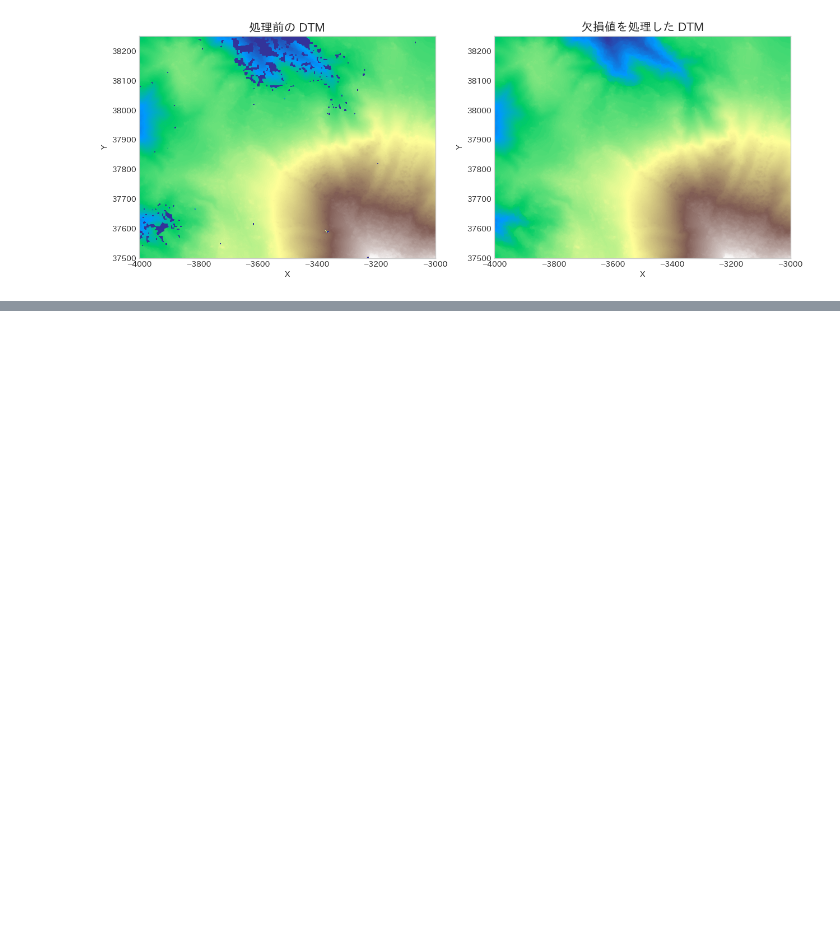
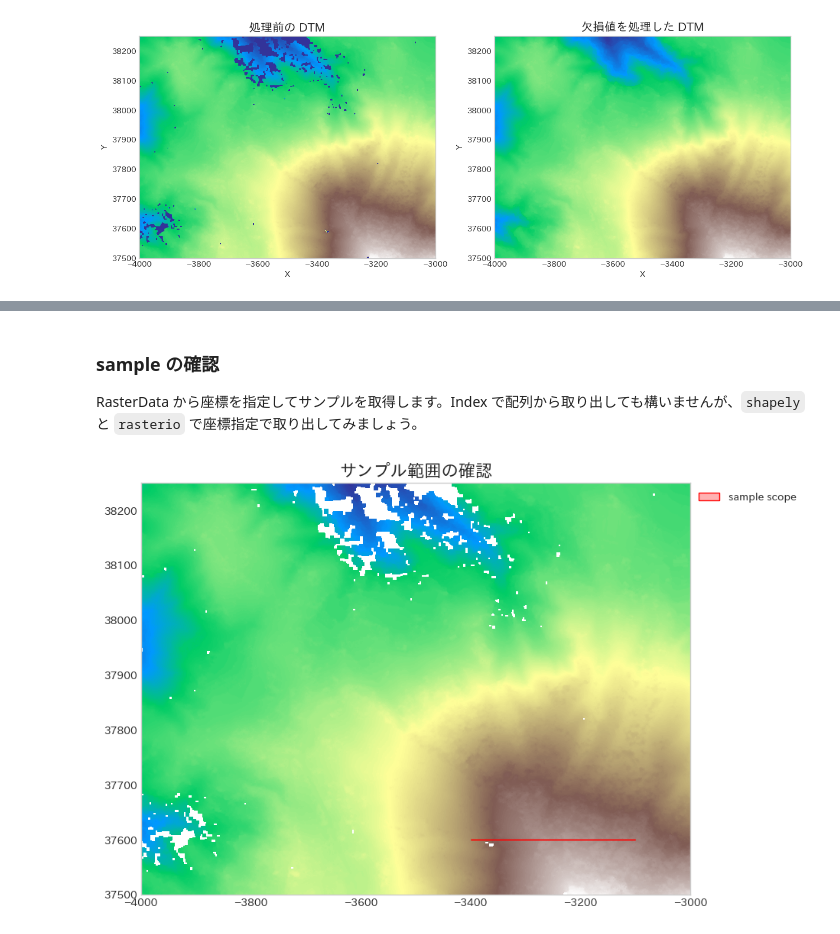
Before and after one commit to shingo405nagano/WriteZenn, a Jupyter notebook: notebooks/learn_lidar_session3_smoosing_dtm.ipynb, the cells around one changed output, grey strips where cells are left out. Drawn from its saved outputs; the diff is of its cells as text; code cells hidden in the pictures; blank space fills up the shorter version.

```diff
--- a/notebooks/learn_lidar_session3_smoosing_dtm.ipynb
+++ b/notebooks/learn_lidar_session3_smoosing_dtm.ipynb
@@ -206,0 +221,23 @@ for _ax, title in zip(ax, ['処理前の DTM', '欠損値を処理した DTM']):
+# %% [markdown]
+### **sample の確認**
+RasterData から座標を指定してサンプルを取得します。Index で配列から取り出しても構いませんが、`shapely` と `rasterio` で座標指定で取り出してみましょう。
+# %%
+# shapely.Polygonでサンプル範囲を作成する
+poly_mask = shapely.Polygon([
+    [-3400, 37600],
+    [-3400, 37600.5],
+    [-3100, 37600.5],
+    [-3100, 37600],
+])
+
+fig, ax = plt.subplots(figsize=(10, 7))
+rasterio.plot.show(ds, cmap='terrain', ax=ax)
+plot_polygon(
+    poly_mask, ax=ax, add_points=False,
+    color='red', label='sample scope'
+)
+ax.set_title('サンプル範囲の確認', fontsize=16)
+ax.legend(bbox_to_anchor=(1.21, 1))
+ax.grid(False)
+# %% [output]
+[figure, added]
```
Also changed, not shown: parts of 10 cells of this notebook.
